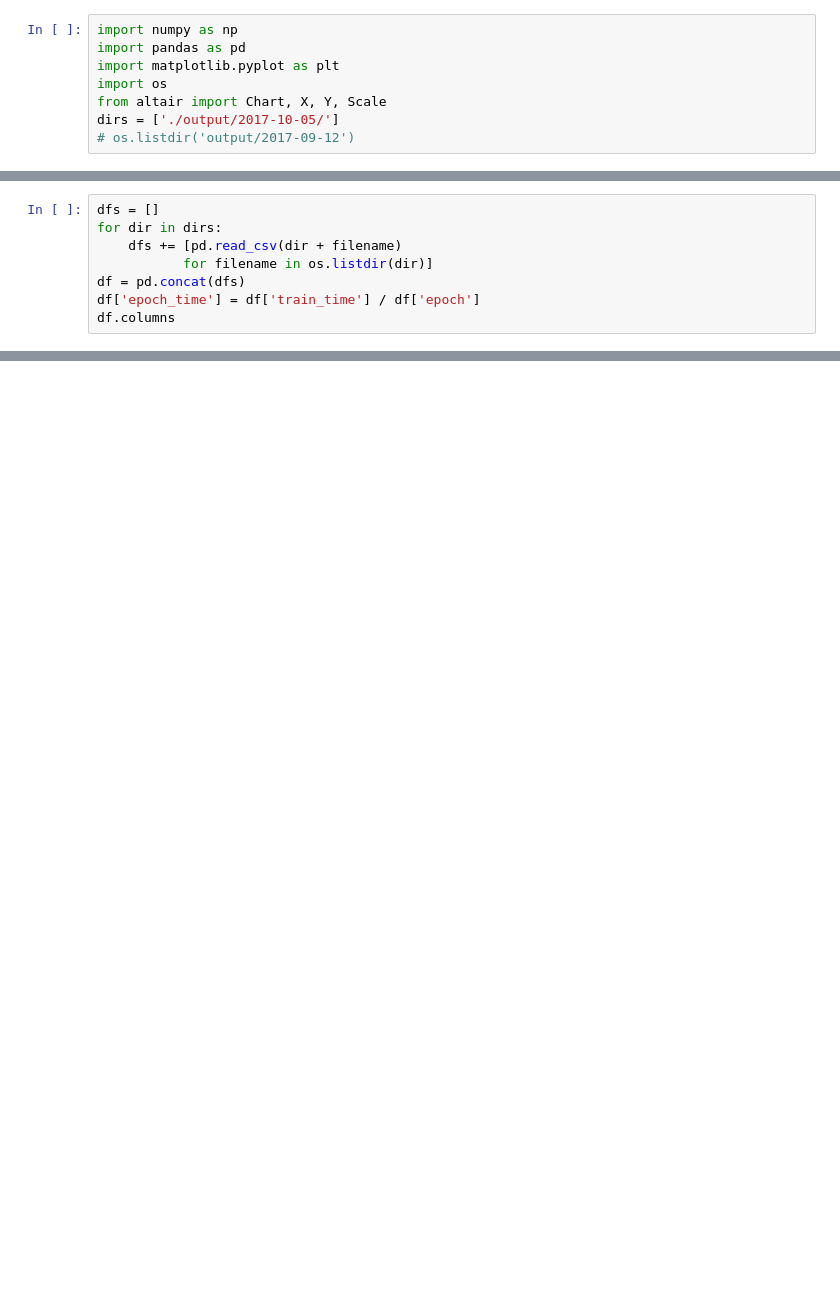
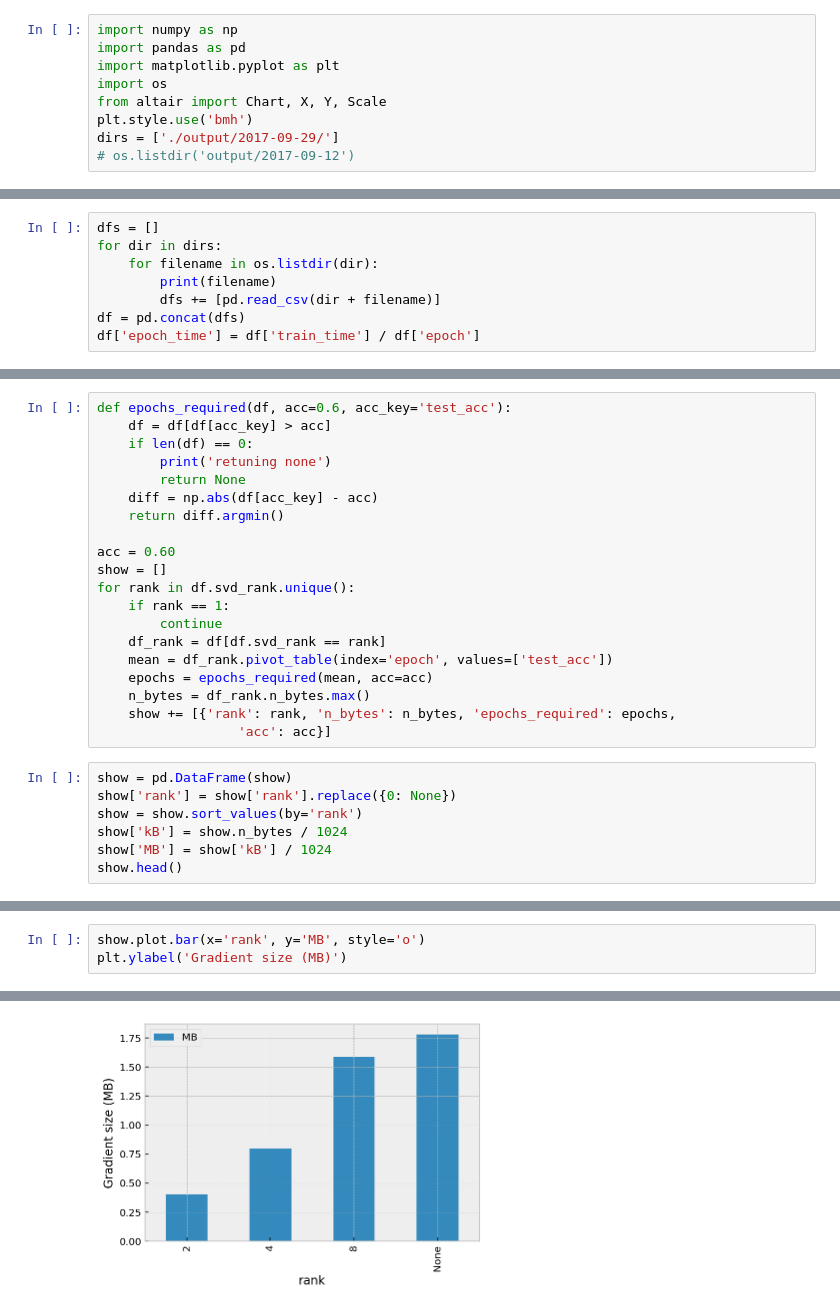
Before and after one commit to jxbz/LeanSGD, a Jupyter notebook: Visualize.ipynb, the cells around one changed output, grey strips where cells are left out. Saved outputs shown, nothing was run; the diff lists cells and outputs as text; blank space fills up the shorter version.

```diff
--- a/Visualize.ipynb
+++ b/Visualize.ipynb
@@ -4,5 +4,6 @@ import pandas as pd
 import matplotlib.pyplot as plt
 import os
 from altair import Chart, X, Y, Scale
-dirs = ['./output/2017-10-05/']
+plt.style.use('bmh')
+dirs = ['./output/2017-09-29/']
 # os.listdir('output/2017-09-12')
@@ -9,9 +15,9 @@ dirs = ['./output/2017-10-05/']
 # %%
 dfs = []
 for dir in dirs:
-    dfs += [pd.read_csv(dir + filename)
-           for filename in os.listdir(dir)]
+    for filename in os.listdir(dir):
+        print(filename)
+        dfs += [pd.read_csv(dir + filename)]
 df = pd.concat(dfs)
 df['epoch_time'] = df['train_time'] / df['epoch']
-df.columns
 # %% [output]
@@ -51,0 +51,27 @@ plt.xlabel('number of layers')
+# %%
+def epochs_required(df, acc=0.6, acc_key='test_acc'):
+    df = df[df[acc_key] > acc]
+    if len(df) == 0:
+        print('retuning none')
+        return None
+    diff = np.abs(df[acc_key] - acc)
+    return diff.argmin()
+
+acc = 0.60
+show = []
+for rank in df.svd_rank.unique():
+    if rank == 1:
+        continue
+    df_rank = df[df.svd_rank == rank]
+    mean = df_rank.pivot_table(index='epoch', values=['test_acc'])
+    epochs = epochs_required(mean, acc=acc)
+    n_bytes = df_rank.n_bytes.max()
+    show += [{'rank': rank, 'n_bytes': n_bytes, 'epochs_required': epochs,
+                  'acc': acc}]
+# %%
+show = pd.DataFrame(show)
+show['rank'] = show['rank'].replace({0: None})
+show = show.sort_values(by='rank')
+show['kB'] = show.n_bytes / 1024
+show['MB'] = show['kB'] / 1024
+show.head()
@@ -51,0 +84,4 @@ plt.xlabel('number of layers')
+# %%
+show.plot.bar(x='rank', y='MB', style='o')
+plt.ylabel('Gradient size (MB)')
+# %% [output]
@@ -51,0 +89 @@ plt.xlabel('number of layers')
+[figure, added]
```
Also changed, not shown: parts of 11 cells of this notebook, 2 other files.
